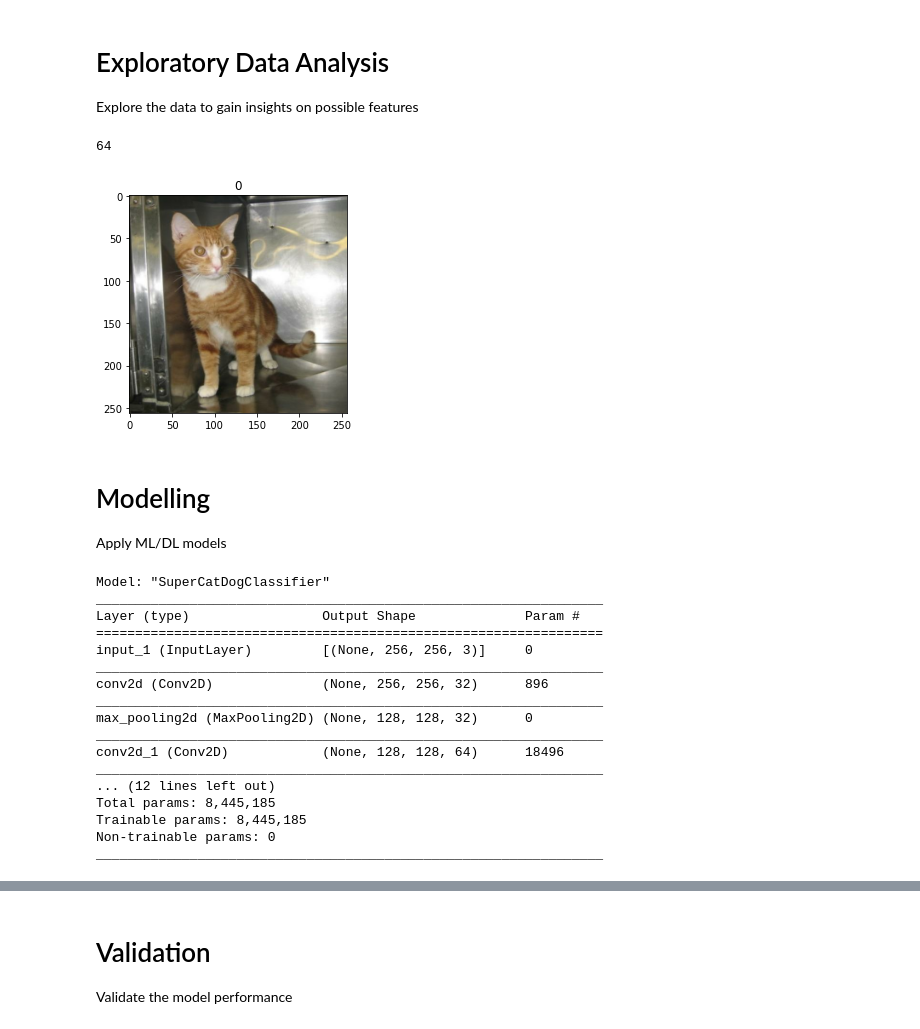
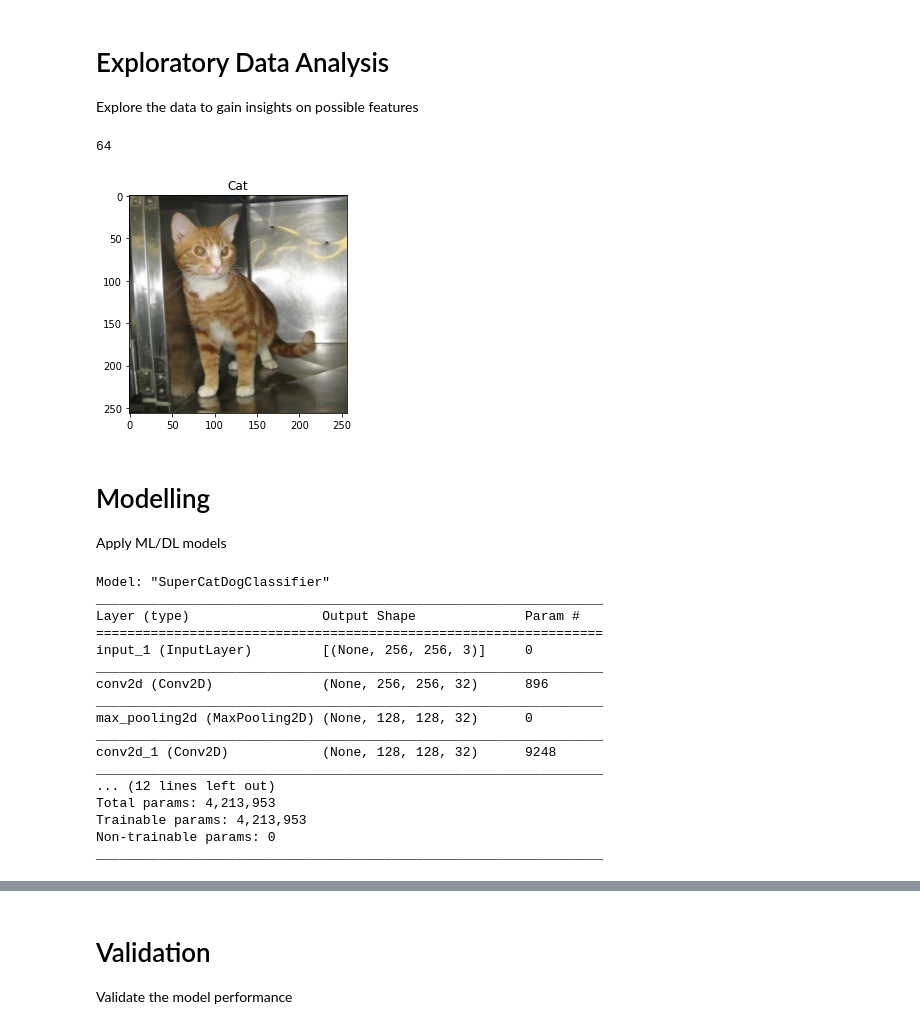
Before and after one commit to metalglove/Fontys-ADS, a Jupyter notebook: Assignments/CNN/CNN assignment.ipynb, the cells around one changed output, grey strips where cells are left out. Drawn from its saved outputs; the diff is of its cells as text; code cells hidden in the pictures.

```diff
--- a/Assignments/CNN/CNN assignment.ipynb
+++ b/Assignments/CNN/CNN assignment.ipynb
@@ -86,14 +84,14 @@ Explore the data to gain insights on possible features
 # %%
 import matplotlib.pyplot as plt
-
+class_names = ['Cat', 'Dog']
 for img, label in dataset.train_ds.take(1):
     print(len(img.numpy()))
     fig, ax = plt.subplots(1, 1)
     ax.imshow(img[0])
-    ax.set_title(label[0].numpy())
+    ax.set_title(class_names[label[0].numpy()])
 # %% [output]
 64
-[figure, old version]
+[figure, new version]
 # %% [markdown]
 # Modelling
 Apply ML/DL models
@@ -175,11 +166,11 @@ model.compile(optimizer=Adam(lr = 1e-4), loss='binary_crossentropy', metrics=['a
 current_time = datetime.datetime.now().strftime("%Y%m%d-%H%M%S")
 
 # create logging
-log_dir = os.path.join(project_path, f'logs\{model.name}\{current_time}')
+log_dir = os.path.join(project_path, f'logs/{model.name}/{current_time}')
 
 # create all callbacks
 callbacks = [
-  EarlyStopping(patience=50, monitor='val_loss'),
+  EarlyStopping(patience=10, monitor='val_loss'),
   TensorBoard(log_dir=log_dir, profile_batch=0)
 ]
 # %% [output]
@@ -193,11 +184,11 @@ conv2d (Conv2D)              (None, 256, 256, 32)      896
 _________________________________________________________________
 max_pooling2d (MaxPooling2D) (None, 128, 128, 32)      0
 _________________________________________________________________
-conv2d_1 (Conv2D)            (None, 128, 128, 64)      18496
+conv2d_1 (Conv2D)            (None, 128, 128, 32)      9248
 _________________________________________________________________
 ... (12 lines left out)
-Total params: 8,445,185
-Trainable params: 8,445,185
+Total params: 4,213,953
+Trainable params: 4,213,953
 Non-trainable params: 0
 _________________________________________________________________
 # %%
```
Also changed, not shown: parts of 5 cells of this notebook, 6 other files.
